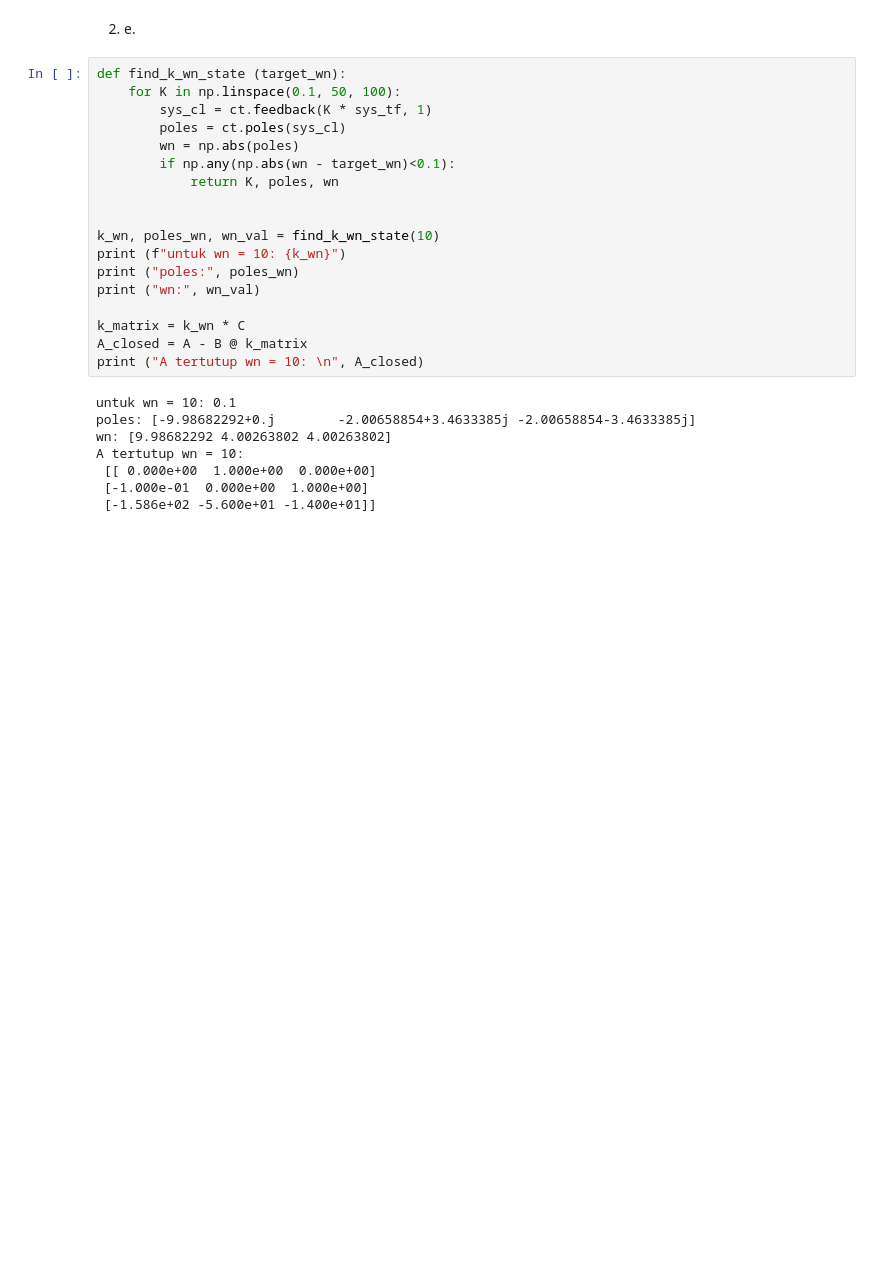
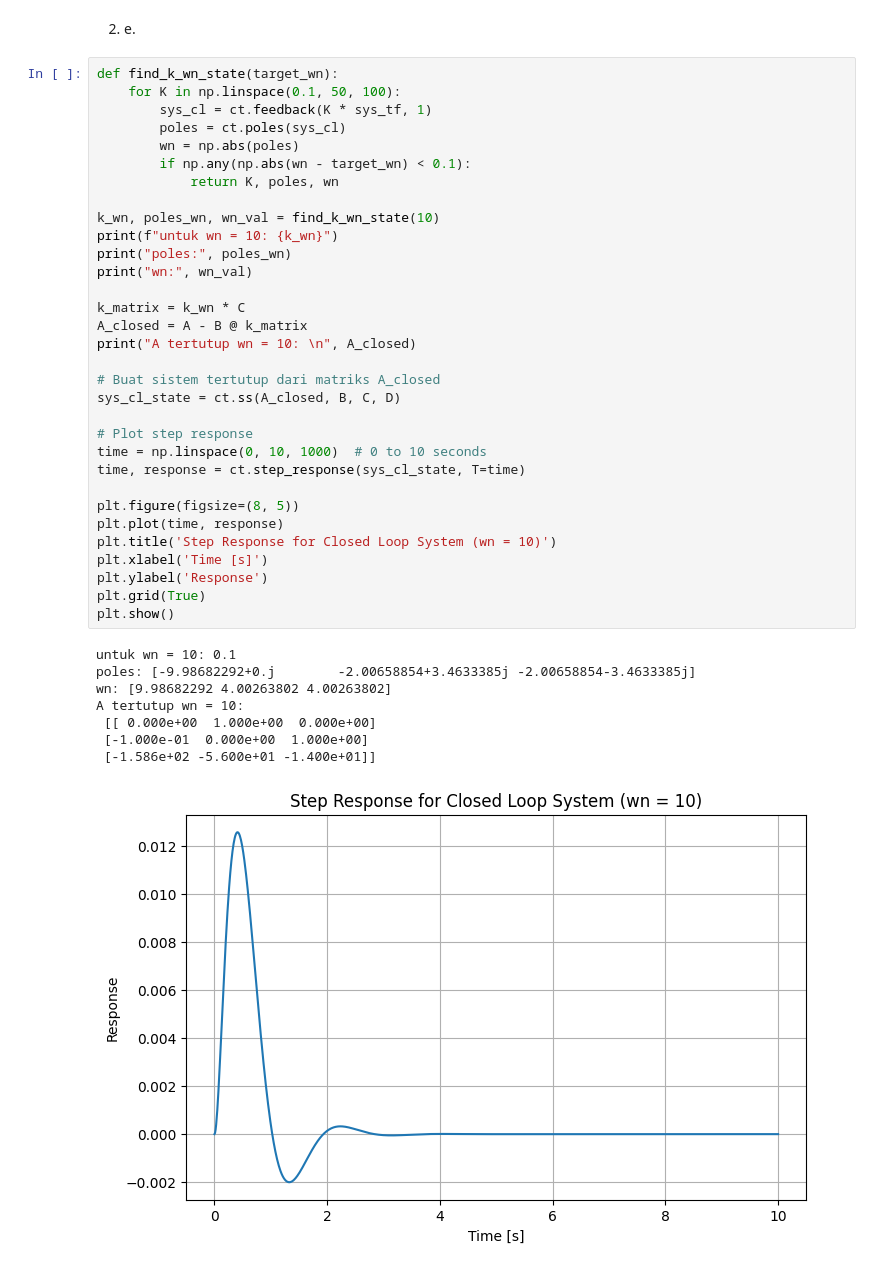
Before and after one commit to aphroditynp/Sisken, a Jupyter notebook: Aphrodity Nirmala_511906_Sisken week 6.ipynb, the cells around one changed output. Drawn from its saved outputs; the diff is of its cells as text; blank space fills up the shorter version.

```diff
--- a/Aphrodity Nirmala_511906_Sisken week 6.ipynb
+++ b/Aphrodity Nirmala_511906_Sisken week 6.ipynb
@@ -435,28 +435,43 @@ Outputs (1): ['y[0]']
 # %% [markdown]
 2. e.
 # %%
-def find_k_wn_state (target_wn):
+def find_k_wn_state(target_wn):
     for K in np.linspace(0.1, 50, 100):
         sys_cl = ct.feedback(K * sys_tf, 1)
         poles = ct.poles(sys_cl)
         wn = np.abs(poles)
-        if np.any(np.abs(wn - target_wn)<0.1):
+        if np.any(np.abs(wn - target_wn) < 0.1):
             return K, poles, wn
 
-
 k_wn, poles_wn, wn_val = find_k_wn_state(10)
-print (f"untuk wn = 10: {k_wn}")
-print ("poles:", poles_wn)
-print ("wn:", wn_val)
+print(f"untuk wn = 10: {k_wn}")
+print("poles:", poles_wn)
+print("wn:", wn_val)
 
 k_matrix = k_wn * C
 A_closed = A - B @ k_matrix
-print ("A tertutup wn = 10: \n", A_closed)
+print("A tertutup wn = 10: \n", A_closed)
+
+# Buat sistem tertutup dari matriks A_closed
+sys_cl_state = ct.ss(A_closed, B, C, D)
+
+# Plot step response
+time = np.linspace(0, 10, 1000)  # 0 to 10 seconds
+time, response = ct.step_response(sys_cl_state, T=time)
+
+plt.figure(figsize=(8, 5))
+plt.plot(time, response)
+plt.title('Step Response for Closed Loop System (wn = 10)')
+plt.xlabel('Time [s]')
+plt.ylabel('Response')
+plt.grid(True)
+plt.show()
 # %% [output]
 untuk wn = 10: 0.1
 poles: [-9.98682292+0.j        -2.00658854+3.4633385j -2.00658854-3.4633385j]
 wn: [9.98682292 4.00263802 4.00263802]
 A tertutup wn = 10:
  [[ 0.000e+00  1.000e+00  0.000e+00]
  [-1.000e-01  0.000e+00  1.000e+00]
  [-1.586e+02 -5.600e+01 -1.400e+01]]
+[figure, added]
```
Also changed, not shown: parts of 3 cells of this notebook.
